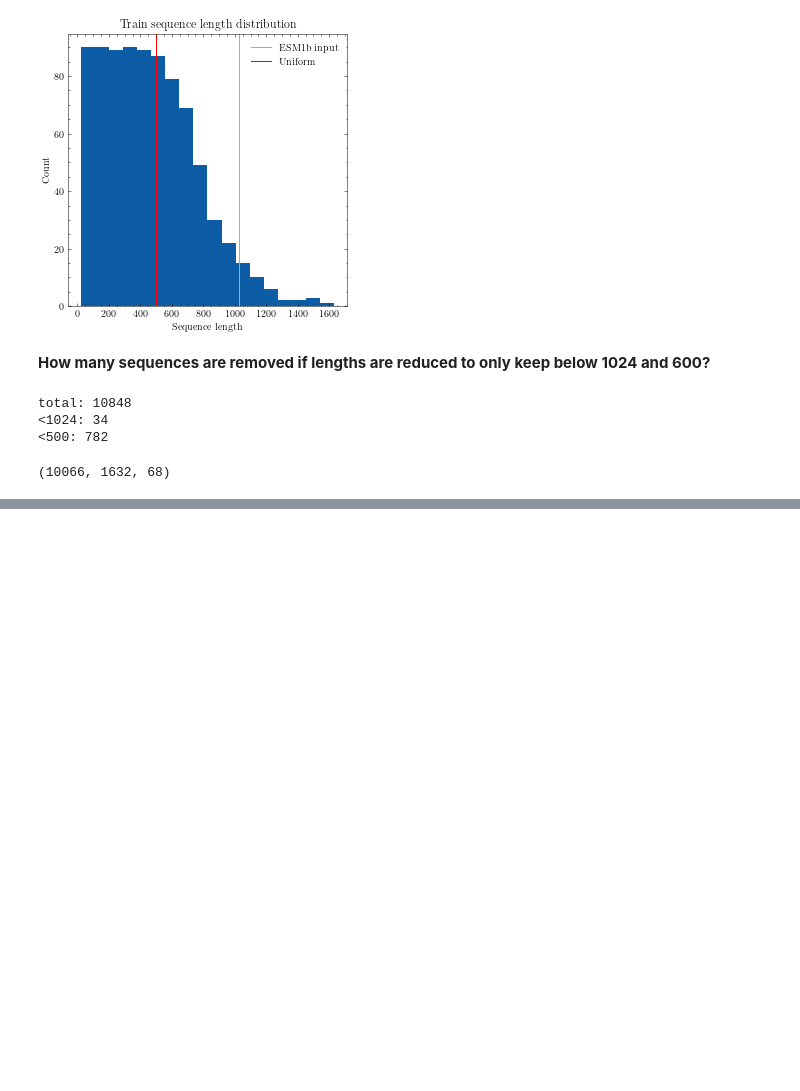
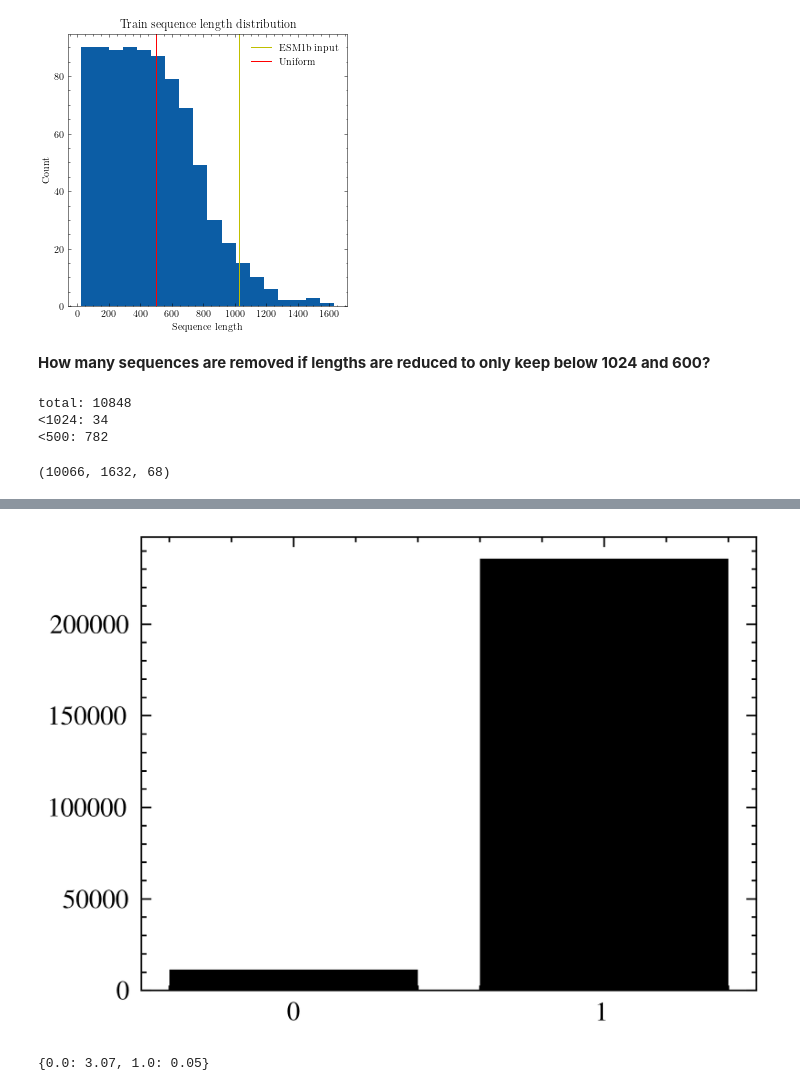
Before and after one commit to Eryk96/NetSurfP-3.0, a Jupyter notebook: notebooks/nsp3/data_analysis.ipynb, the cells around one changed output, grey strips where cells are left out. Saved outputs shown, nothing was run; the diff lists cells and outputs as text; code cells hidden in the pictures; blank space fills up the shorter version.

```diff
--- a/notebooks/nsp3/data_analysis.ipynb
+++ b/notebooks/nsp3/data_analysis.ipynb
@@ -70,0 +117,3 @@ np.savez_compressed("/home/eryk/development/NSPThesis/data/nsp2/training_data/Tr
+# %%
+mask = hhblits[:, :, 50]== 1
+disorder = hhblits[:, :, 51][mask]
@@ -70,0 +129,7 @@ np.savez_compressed("/home/eryk/development/NSPThesis/data/nsp2/training_data/Tr
+# %%
+with plt.style.context(['science', 'ieee']):
+    plt.bar(unique, counts, align='center')
+    plt.gca().set_xticks(unique)
+    plt.show()
+# %% [output]
+[figure, added]
@@ -70,0 +144,4 @@ np.savez_compressed("/home/eryk/development/NSPThesis/data/nsp2/training_data/Tr
+# %%
+weights
+# %% [output]
+{0.0: 3.07, 1.0: 0.05}
```
Also changed, not shown: parts of 16 cells of this notebook, 22 other files.
